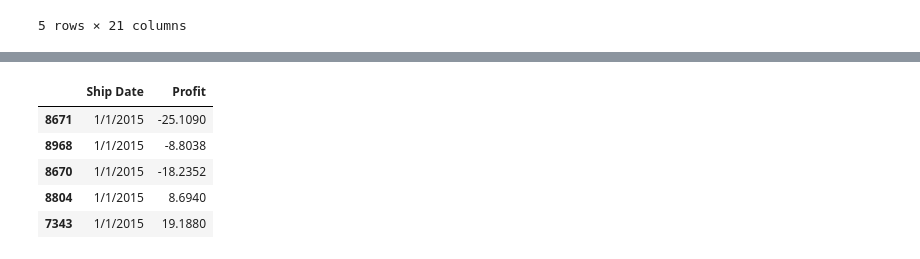
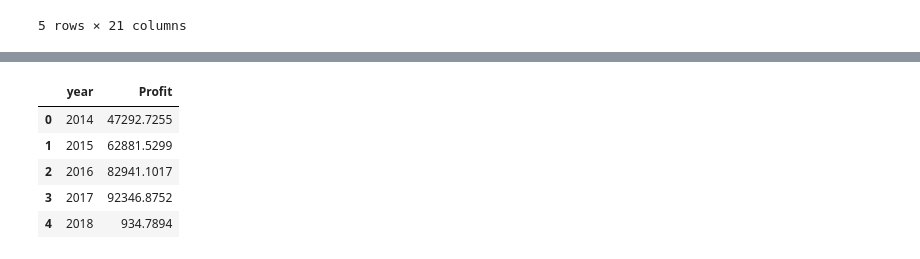
Before and after one commit to EricShinozaki/CS-2410-Final-Project, a Jupyter notebook: CS2410 Final Project.ipynb, the cells around one changed output, grey strips where cells are left out. Cells and saved outputs as stored; diff of their text form; code cells hidden in the pictures.

```diff
--- a/CS2410 Final Project.ipynb
+++ b/CS2410 Final Project.ipynb
@@ -14,3 +18,11 @@ df.head()
 | 3 | 4 | US-2015-108966 | 10/11/2015 | 10/18/2015 | Standard Class | SO-20335 | Sean O'Donnell | Consumer | United States | ... |
 | 4 | 5 | US-2015-108966 | 10/11/2015 | 10/18/2015 | Standard Class | SO-20335 | Sean O'Donnell | Consumer | United States | ... |
 5 rows × 21 columns
+# %%
+df['Ship Date'] = pd.to_datetime(df['Ship Date']) # Changes the ship date data column to a datetime object
+
+df['year'] = df['Ship Date'].dt.to_period('Y')
+
+ # df = df.drop('4') # DELETE 2018 ROW - VERY LITTLE DATA - NEED TO FIGURE OUT HOW TO GET THIS TO WORK
+
+df.head()
@@ -17,15 +37,15 @@ df.head()
 # %%
-# Profit over time
+# Profit over time date frame
 
-datesAndProfit = df[['Ship Date', 'Profit']]
+profitVsTime = df.groupby('year')['Profit'].sum().reset_index() # Gets the sum of profit for each month
 
-sorted_datesAndProfit = datesAndProfit.sort_values(by='Ship Date')
+profitVsTime.columns = ['year', 'Profit'] # Changes the column names
 
-sorted_datesAndProfit.head()
+profitVsTime.head()
 # %% [output]
-|  | Ship Date | Profit |
-| 8671 | 1/1/2015 | -25.1090 |
-| 8968 | 1/1/2015 | -8.8038 |
-| 8670 | 1/1/2015 | -18.2352 |
-| 8804 | 1/1/2015 | 8.6940 |
-| 7343 | 1/1/2015 | 19.1880 |
+|  | year | Profit |
+| 0 | 2014 | 47292.7255 |
+| 1 | 2015 | 62881.5299 |
+| 2 | 2016 | 82941.1017 |
+| 3 | 2017 | 92346.8752 |
+| 4 | 2018 | 934.7894 |
```
Also changed, not shown: parts of 11 cells of this notebook.
